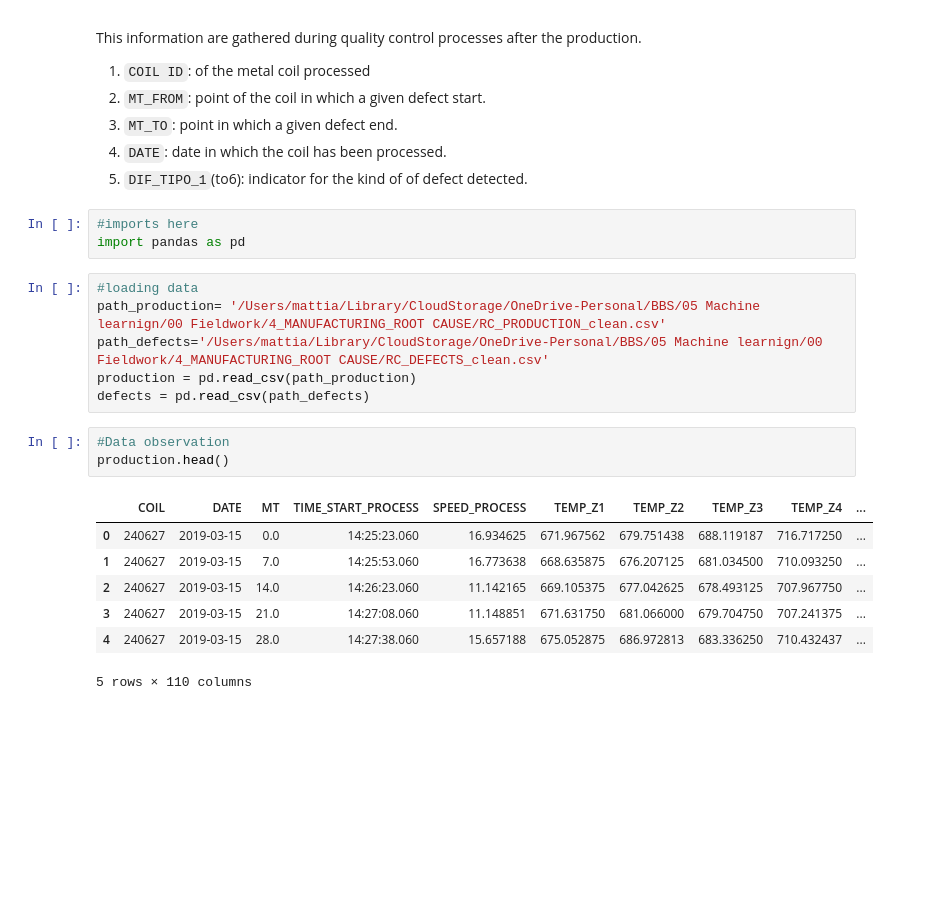
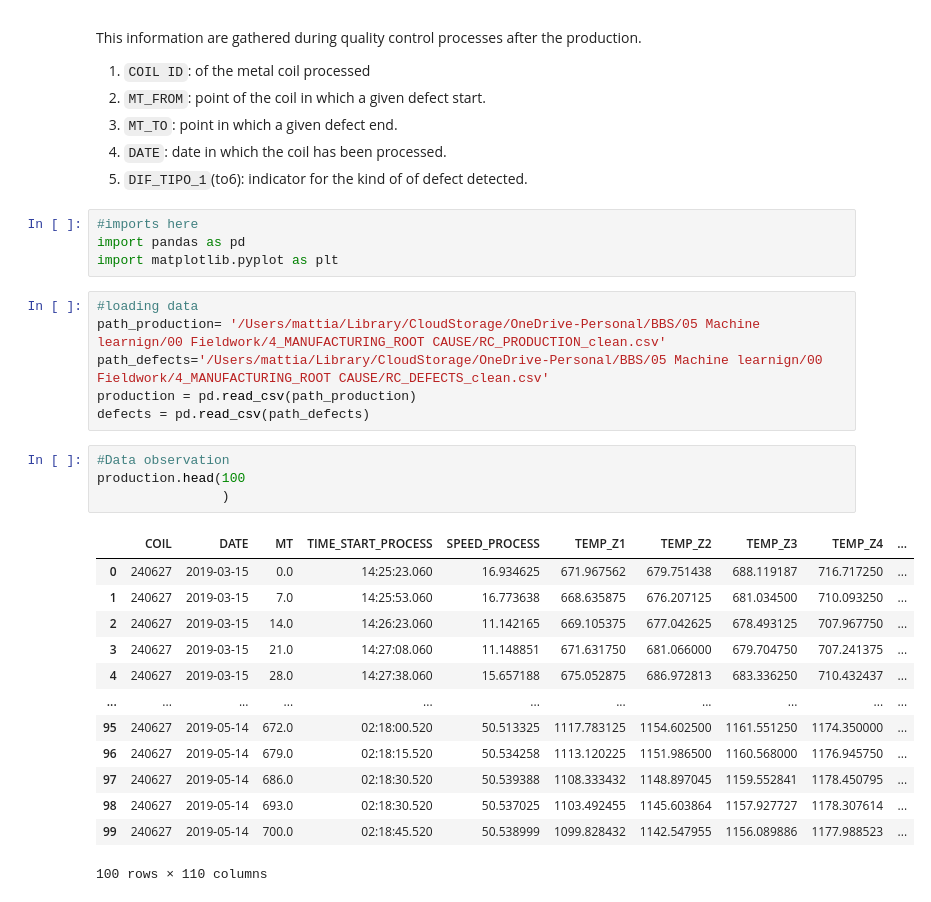
Before and after one commit to MattiaCampanella1993/ML_Fieldwork, a Jupyter notebook: code_fieldwork.ipynb, the cells around one changed output. Cells and saved outputs as stored; diff of their text form; blank space fills up the shorter version.

```diff
--- a/code_fieldwork.ipynb
+++ b/code_fieldwork.ipynb
@@ -23,6 +23,7 @@ This information are gathered during quality control processes after the product
 # %%
 #imports here
 import pandas as pd
+import matplotlib.pyplot as plt
 # %%
 #loading data
 path_production= '/Users/mattia/Library/CloudStorage/OneDrive-Personal/BBS/05 Machine learnign/00 Fieldwork/4_MANUFACTURING_ROOT CAUSE/RC_PRODUCTION_clean.csv'
@@ -31,12 +32,19 @@ production = pd.read_csv(path_production)
 defects = pd.read_csv(path_defects)
 # %%
 #Data observation
-production.head()
+production.head(100
+                )
 # %% [output]
 |  | COIL | DATE | MT | TIME_START_PROCESS | SPEED_PROCESS | TEMP_Z1 | TEMP_Z2 | TEMP_Z3 | TEMP_Z4 | ... |
 | 0 | 240627 | 2019-03-15 | 0.0 | 14:25:23.060 | 16.934625 | 671.967562 | 679.751438 | 688.119187 | 716.717250 | ... |
 | 1 | 240627 | 2019-03-15 | 7.0 | 14:25:53.060 | 16.773638 | 668.635875 | 676.207125 | 681.034500 | 710.093250 | ... |
 | 2 | 240627 | 2019-03-15 | 14.0 | 14:26:23.060 | 11.142165 | 669.105375 | 677.042625 | 678.493125 | 707.967750 | ... |
 | 3 | 240627 | 2019-03-15 | 21.0 | 14:27:08.060 | 11.148851 | 671.631750 | 681.066000 | 679.704750 | 707.241375 | ... |
 | 4 | 240627 | 2019-03-15 | 28.0 | 14:27:38.060 | 15.657188 | 675.052875 | 686.972813 | 683.336250 | 710.432437 | ... |
+| ... | ... | ... | ... | ... | ... | ... | ... | ... | ... | ... |
+| 95 | 240627 | 2019-05-14 | 672.0 | 02:18:00.520 | 50.513325 | 1117.783125 | 1154.602500 | 1161.551250 | 1174.350000 | ... |
+| 96 | 240627 | 2019-05-14 | 679.0 | 02:18:15.520 | 50.534258 | 1113.120225 | 1151.986500 | 1160.568000 | 1176.945750 | ... |
+| 97 | 240627 | 2019-05-14 | 686.0 | 02:18:30.520 | 50.539388 | 1108.333432 | 1148.897045 | 1159.552841 | 1178.450795 | ... |
+| 98 | 240627 | 2019-05-14 | 693.0 | 02:18:30.520 | 50.537025 | 1103.492455 | 1145.603864 | 1157.927727 | 1178.307614 | ... |
+| 99 | 240627 | 2019-05-14 | 700.0 | 02:18:45.520 | 50.538999 | 1099.828432 | 1142.547955 | 1156.089886 | 1177.988523 | ... |
-5 rows × 110 columns
+100 rows × 110 columns
```
Also changed, not shown: parts of 11 cells of this notebook.
